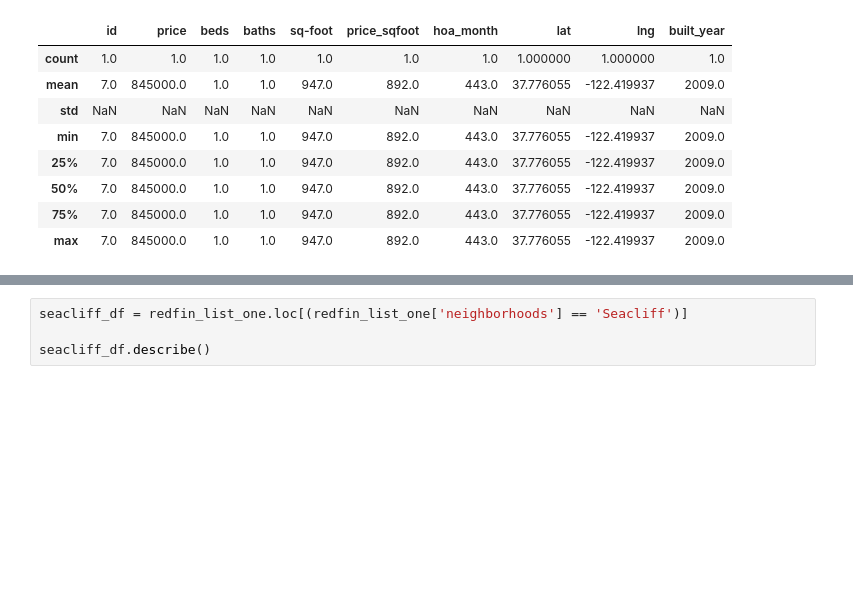
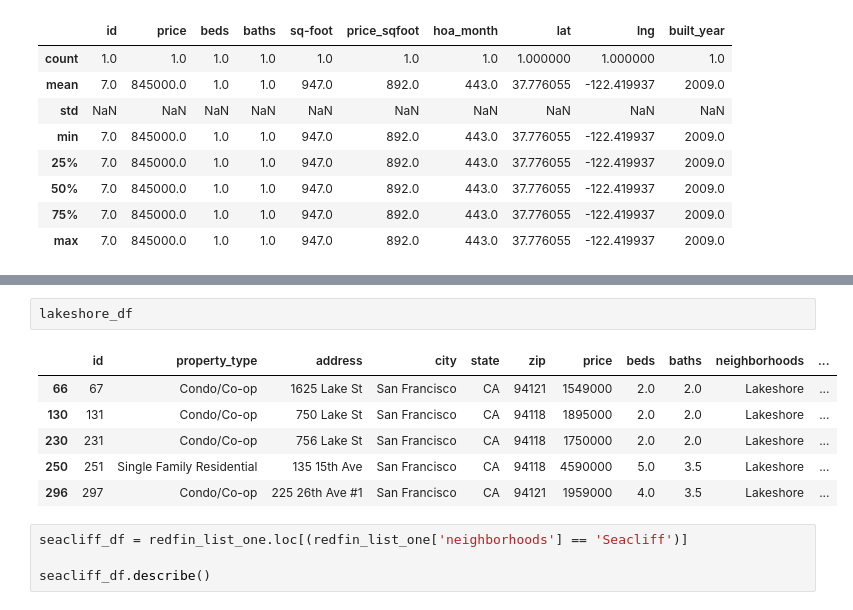
Before and after one commit to jennylynnramz/Project2, a Jupyter notebook: JenniferWorkingFiles/NeighborhoodMatch/cleaning_neighborhood_names.ipynb, the cells around one changed output, grey strips where cells are left out. Cells and saved outputs as stored; diff of their text form; blank space fills up the shorter version.

```diff
--- a/JenniferWorkingFiles/NeighborhoodMatch/cleaning_neighborhood_names.ipynb
+++ b/JenniferWorkingFiles/NeighborhoodMatch/cleaning_neighborhood_names.ipynb
@@ -355,6 +376,15 @@ lakeshore_df.describe()
 | 50% | 231.000000 | 1.895000e+06 | 2.000000 | 2.000000 | 2031.000000 | 982.000000 | 295.500000 | 37.785911 | -122.474609 | 1995.000000 |
 | 75% | 251.000000 | 1.959000e+06 | 4.000000 | 3.500000 | 2985.000000 | 1073.500000 | 343.250000 | 37.786715 | -122.467750 | 1998.000000 |
 | max | 297.000000 | 4.590000e+06 | 5.000000 | 3.500000 | 3939.000000 | 1165.000000 | 391.000000 | 37.786716 | -122.467725 | 2001.000000 |
+# %%
+lakeshore_df
+# %% [output]
+|  | id | property_type | address | city | state | zip | price | beds | baths | neighborhoods | ... |
+| 66 | 67 | Condo/Co-op | 1625 Lake St | San Francisco | CA | 94121 | 1549000 | 2.0 | 2.0 | Lakeshore | ... |
+| 130 | 131 | Condo/Co-op | 750 Lake St | San Francisco | CA | 94118 | 1895000 | 2.0 | 2.0 | Lakeshore | ... |
+| 230 | 231 | Condo/Co-op | 756 Lake St | San Francisco | CA | 94118 | 1750000 | 2.0 | 2.0 | Lakeshore | ... |
+| 250 | 251 | Single Family Residential | 135 15th Ave | San Francisco | CA | 94118 | 4590000 | 5.0 | 3.5 | Lakeshore | ... |
+| 296 | 297 | Condo/Co-op | 225 26th Ave #1 | San Francisco | CA | 94121 | 1959000 | 4.0 | 3.5 | Lakeshore | ... |
 # %%
 seacliff_df = redfin_list_one.loc[(redfin_list_one['neighborhoods'] == 'Seacliff')]
 
```
Also changed, not shown: parts of 2 cells of this notebook.
